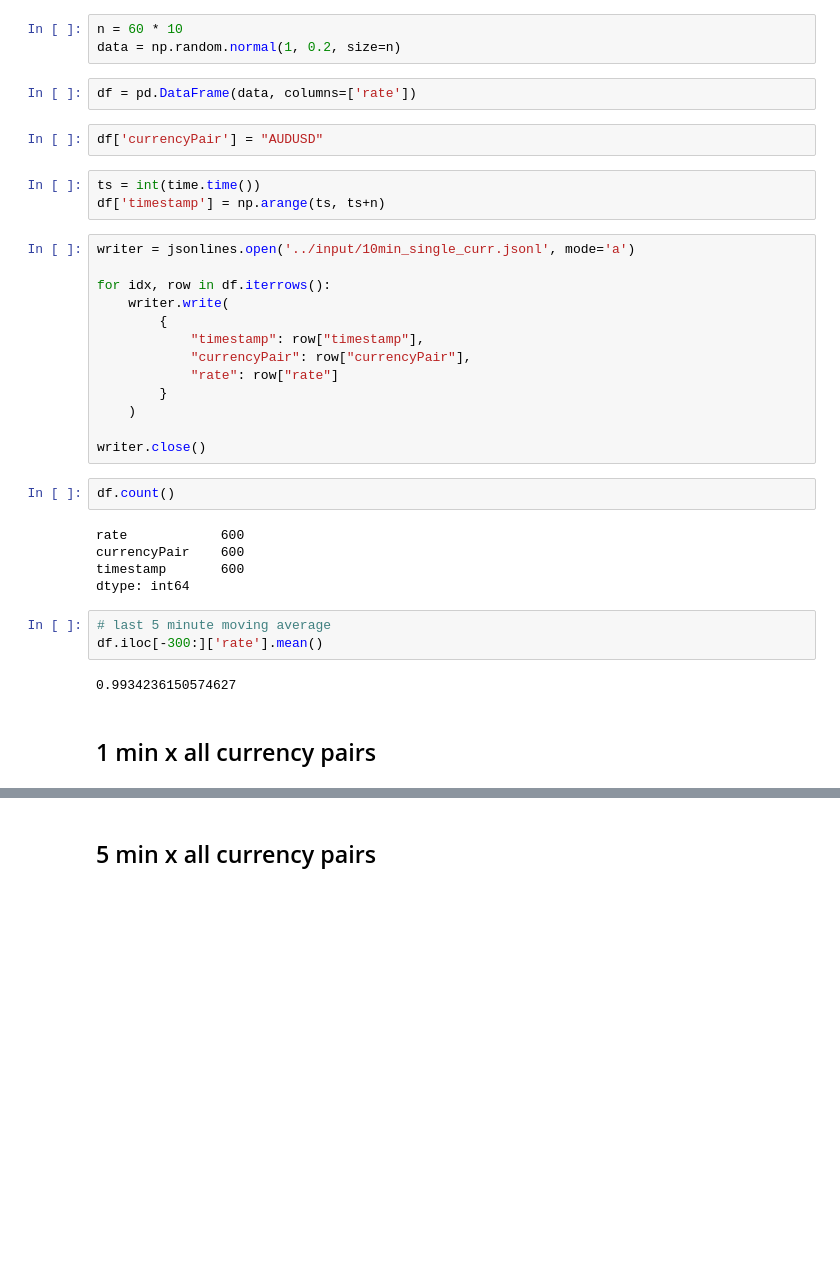
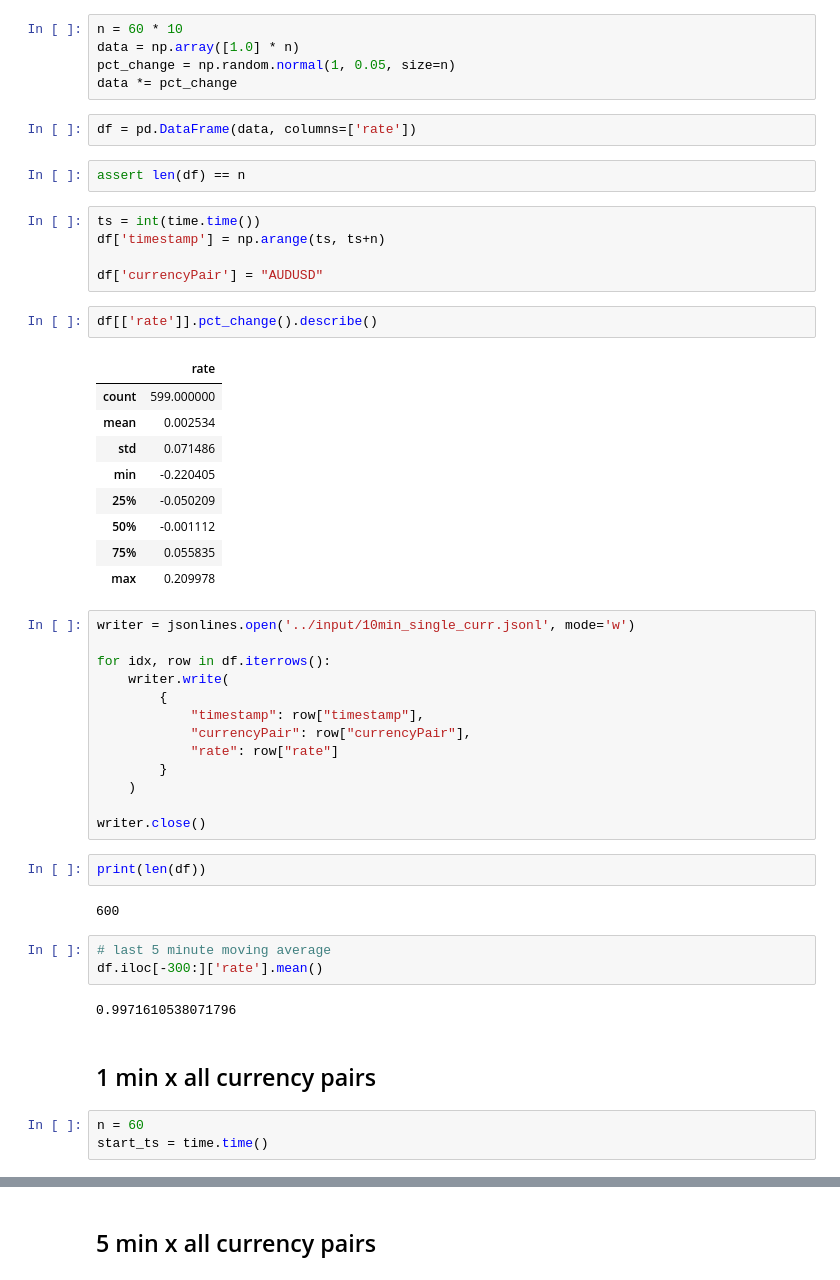
Before and after one commit to kaihirota/Airwallex-Exchange-Rate-Monitor, a Jupyter notebook: misc/create_mock_data.ipynb, the cells around one changed output, grey strips where cells are left out. Cells and saved outputs as stored; diff of their text form; blank space fills up the shorter version.

```diff
--- a/misc/create_mock_data.ipynb
+++ b/misc/create_mock_data.ipynb
@@ -88,16 +88,32 @@ dtype: int64
 ## 10 minute data for AUDUSD
 # %%
 n = 60 * 10
-data = np.random.normal(1, 0.2, size=n)
+data = np.array([1.0] * n)
+pct_change = np.random.normal(1, 0.05, size=n)
+data *= pct_change
 # %%
 df = pd.DataFrame(data, columns=['rate'])
-# %%
-df['currencyPair'] = "AUDUSD"
+# %%
+assert len(df) == n
 # %%
 ts = int(time.time())
 df['timestamp'] = np.arange(ts, ts+n)
+
+df['currencyPair'] = "AUDUSD"
+# %%
+df[['rate']].pct_change().describe()
+# %% [output]
+|  | rate |
+| count | 599.000000 |
+| mean | 0.002534 |
+| std | 0.071486 |
+| min | -0.220405 |
+| 25% | -0.050209 |
+| 50% | -0.001112 |
+| 75% | 0.055835 |
+| max | 0.209978 |
 # %%
-writer = jsonlines.open('../input/10min_single_curr.jsonl', mode='a')
+writer = jsonlines.open('../input/10min_single_curr.jsonl', mode='w')
 
 for idx, row in df.iterrows():
     writer.write(
@@ -109,18 +125,18 @@ for idx, row in df.iterrows():
     )
 
 writer.close()
-# %%
-df.count()
-# %% [output]
-rate            600
-currencyPair    600
-timestamp       600
-dtype: int64
+# %%
+print(len(df))
+# %% [output]
+600
 # %%
 # last 5 minute moving average
 df.iloc[-300:]['rate'].mean()
 # %% [output]
-0.9934236150574627
+0.9971610538071796
 # %% [markdown]
 ## 1 min x all currency pairs
+# %%
+n = 60
+start_ts = time.time()
 # %%
```
Also changed, not shown: parts of 33 cells of this notebook, 14 other files.
